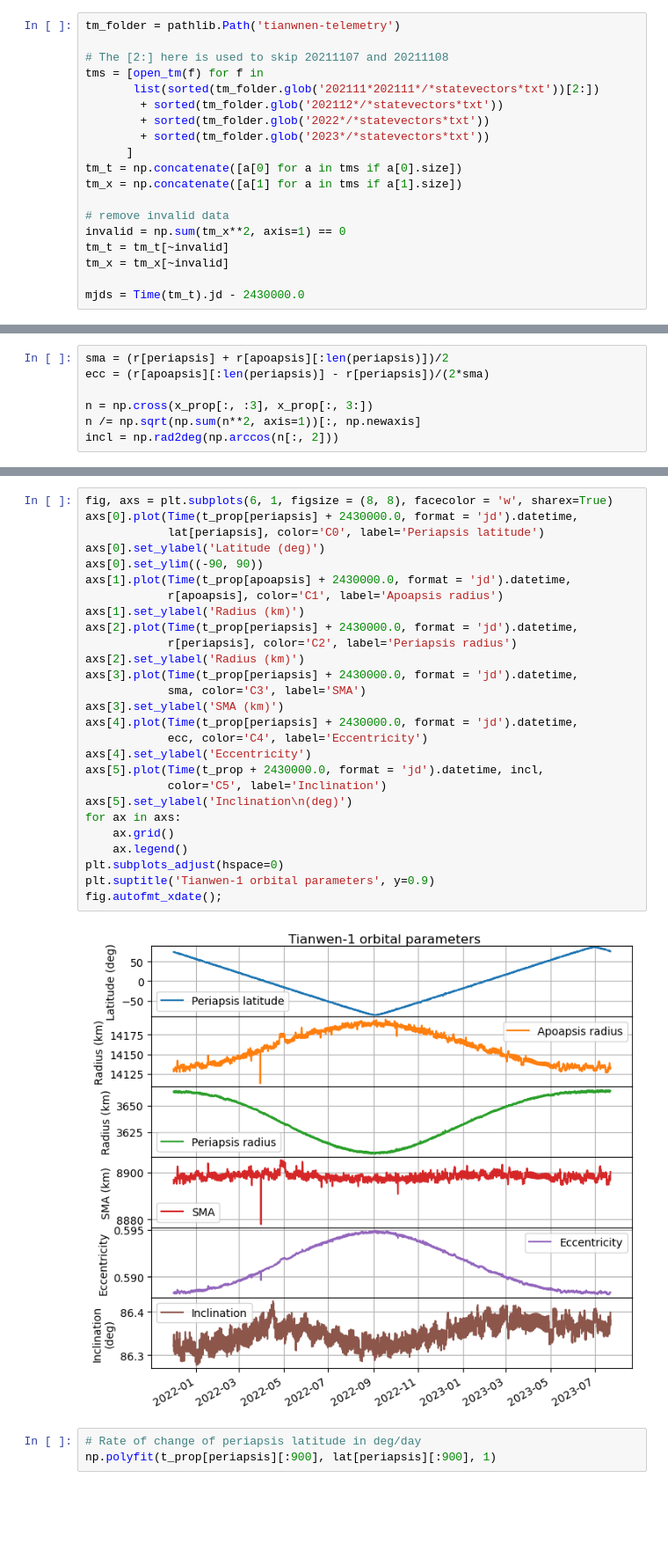
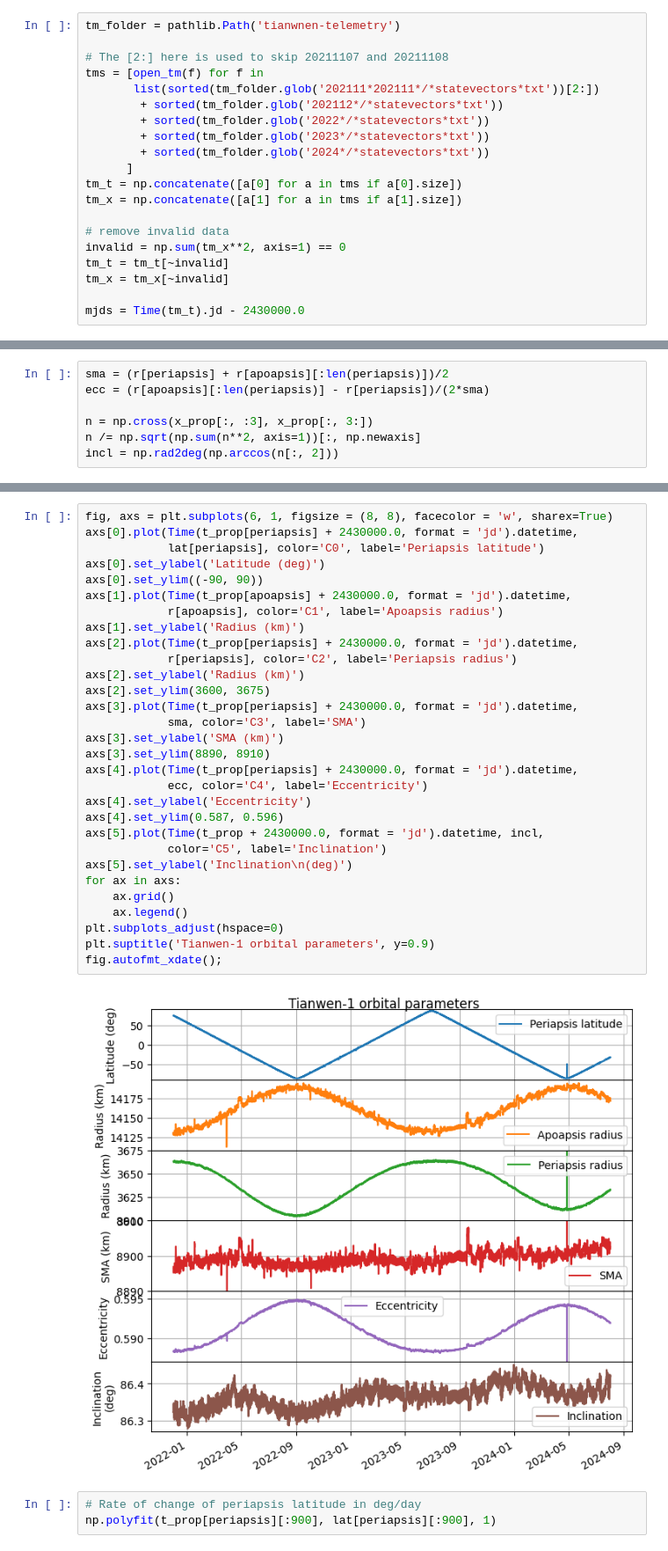
Before and after one commit to daniestevez/jupyter_notebooks, a Jupyter notebook: Tianwen/orbit/Tianwen-1 ground track - remote sensing orbit - long-term.ipynb, the cells around one changed output, grey strips where cells are left out. Shown at 88% size. Saved outputs shown, nothing was run; the diff lists cells and outputs as text; blank space fills up the shorter version.

```diff
--- a/Tianwen/orbit/Tianwen-1 ground track - remote sensing orbit - long-term.ipynb
+++ b/Tianwen/orbit/Tianwen-1 ground track - remote sensing orbit - long-term.ipynb
@@ -67,6 +67,7 @@ tms = [open_tm(f) for f in
         + sorted(tm_folder.glob('202112*/*statevectors*txt'))
         + sorted(tm_folder.glob('2022*/*statevectors*txt'))
         + sorted(tm_folder.glob('2023*/*statevectors*txt'))
+        + sorted(tm_folder.glob('2024*/*statevectors*txt'))
       ]
 tm_t = np.concatenate([a[0] for a in tms if a[0].size])
 tm_x = np.concatenate([a[1] for a in tms if a[1].size])
@@ -133,32 +138,35 @@ incl = np.rad2deg(np.arccos(n[:, 2]))
 # %%
 fig, axs = plt.subplots(6, 1, figsize = (8, 8), facecolor = 'w', sharex=True)
 axs[0].plot(Time(t_prop[periapsis] + 2430000.0, format = 'jd').datetime,
             lat[periapsis], color='C0', label='Periapsis latitude')
 axs[0].set_ylabel('Latitude (deg)')
 axs[0].set_ylim((-90, 90))
 axs[1].plot(Time(t_prop[apoapsis] + 2430000.0, format = 'jd').datetime,
             r[apoapsis], color='C1', label='Apoapsis radius')
 axs[1].set_ylabel('Radius (km)')
 axs[2].plot(Time(t_prop[periapsis] + 2430000.0, format = 'jd').datetime,
             r[periapsis], color='C2', label='Periapsis radius')
 axs[2].set_ylabel('Radius (km)')
+axs[2].set_ylim(3600, 3675)
 axs[3].plot(Time(t_prop[periapsis] + 2430000.0, format = 'jd').datetime,
             sma, color='C3', label='SMA')
 axs[3].set_ylabel('SMA (km)')
+axs[3].set_ylim(8890, 8910)
 axs[4].plot(Time(t_prop[periapsis] + 2430000.0, format = 'jd').datetime,
             ecc, color='C4', label='Eccentricity')
 axs[4].set_ylabel('Eccentricity')
+axs[4].set_ylim(0.587, 0.596)
 axs[5].plot(Time(t_prop + 2430000.0, format = 'jd').datetime, incl,
             color='C5', label='Inclination')
 axs[5].set_ylabel('Inclination\n(deg)')
 for ax in axs:
     ax.grid()
     ax.legend()
 plt.subplots_adjust(hspace=0)
 plt.suptitle('Tianwen-1 orbital parameters', y=0.9)
 fig.autofmt_xdate();
 # %% [output]
-[figure, old version]
+[figure, new version]
 # %%
 # Rate of change of periapsis latitude in deg/day
 np.polyfit(t_prop[periapsis][:900], lat[periapsis][:900], 1)
```
Also changed, not shown: parts of 2 cells of this notebook.
